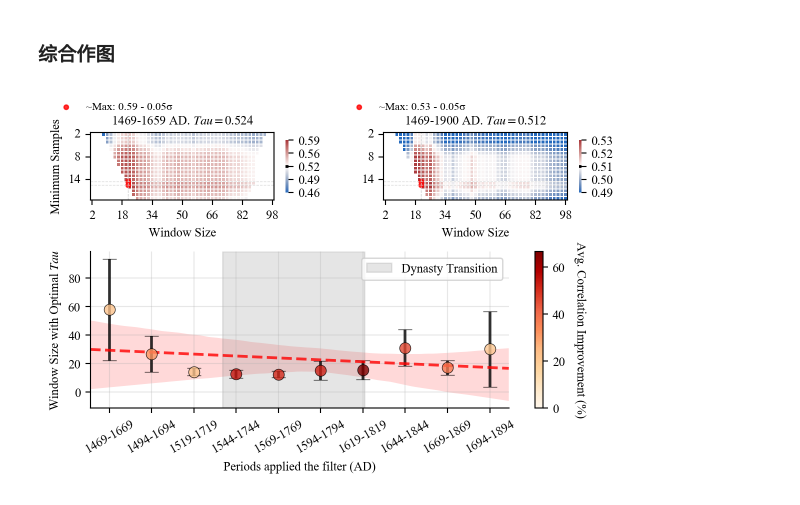
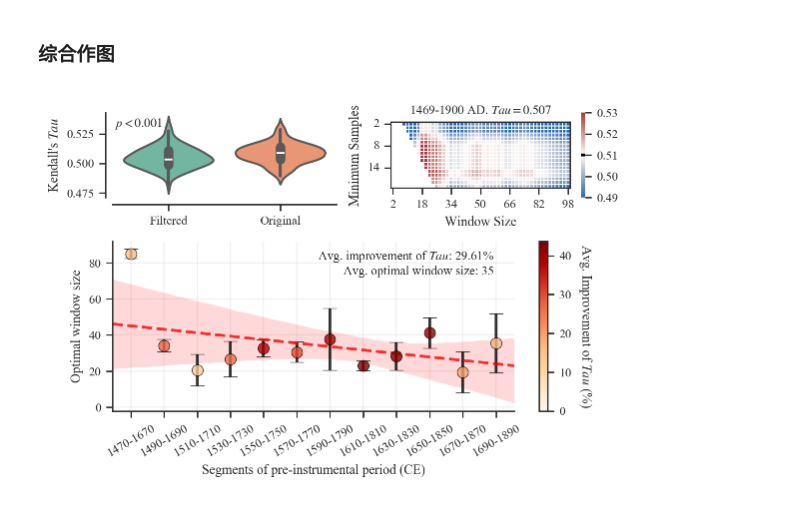
Before and after one commit to SongshGeo/shifting_baseline, a Jupyter notebook: reports/history.ipynb, the cells around one changed output. Cells and saved outputs as stored; diff of their text form; code cells hidden in the pictures.

```diff
--- a/reports/history.ipynb
+++ b/reports/history.ipynb
@@ -25,8 +25,10 @@ import matplotlib.pyplot as plt
 
 from shifting_baseline.data import HistoricalRecords
 from mksci_font import config_font
-from shifting_baseline.constants import LABELS, STAGES_BINS
 
+# 设置seaborn风格
+sns.set_style("ticks")
+sns.set_context("paper")
 config_font({"font.size": 9})
 
 # The commented out code is creating an instance of the `HistoricalRecords` class from the `shifting_baseline.api.series` module. It is passing the `shp_path` and `data_path` parameters to the constructor of `HistoricalRecords` class using values from `cfg.ds.atlas.shp` and `cfg.ds.atlas.file` respectively.
@@ -34,7 +36,7 @@ history = HistoricalRecords(
     shp_path=cfg.ds.atlas.shp,
     data_path=cfg.ds.atlas.file,
     symmetrical_level=True,
-    to_std=cfg.to_std,
+    to_std="sampling",
 )
 # %% [markdown]
 # 对比重建数据和历史数据
@@ -162,55 +237,66 @@ plt.show();
 # %%
 fig = plt.figure(figsize=(6, 4), constrained_layout=False)  # 增加高度
 
-gs = fig.add_gridspec(ncols=2, nrows=2, height_ratios=[1, 1.2])
-ax1 = fig.add_subplot(gs[0, 0])
-ax2 = fig.add_subplot(gs[0, 1])
+gs = fig.add_gridspec(ncols=2, nrows=2, height_ratios=[1, 2])
+ax1 = fig.add_subplot(gs[0, 1])
+
+df, r_benchmark, ax1 = experiment_corr_2d(
+    data1=data1,
+    data2=data2,
+    time_slice=slice_now,
+    corr_method=cfg.corr_method,
+    filter_func=calc_std_deviation,
+    filter_side=cfg.filter_side,
+    ax=ax1,
+    n_diff_w=5,
+    std_offset=0,
+)
+ax1.set_title(
+    f"{slice_now.start}-{slice_now.stop} AD. $Tau={r_benchmark:.3f}$",
+    fontsize=9,
+)
+ax1.locator_params(axis="x", nbins=9)  # x轴最多9个主刻度
+ax1.locator_params(axis="y", nbins=4)  # y轴最多9个主刻度
+ax1.tick_params(axis="both", rotation=0)
+
+
+# 绘制箱线图
+ax2 = fig.add_subplot(gs[0, 0])
+sns.violinplot(data=ds, ax=ax2, palette="Set2", linewidth=1.5)
+sns.despine(ax=ax2, offset=5)
+ax2.set_ylabel("Kendall's $Tau$")
+ax2.text(0.01, 0.95, "$p<0.001$", ha="left", va="top", transform=ax2.transAxes)
+#### ================================================
 ax3 = fig.add_subplot(gs[1, :])
 
-# 四次对比实验
-for i, slice_now in enumerate([slice1, slice2]):
-    ax = [ax1, ax2][i]
-    df, r_benchmark, ax = experiment_corr_2d(
-        data1=data1,
-        data2=data2,
-        time_slice=slice_now,
-        corr_method=cfg.corr_method,
-        filter_func=calc_std_deviation,
-        filter_side=cfg.filter_side,
-        ax=ax,
-        penalty=False,
-        n_diff_w=5,
-        std_offset=0.05,
-    )
-    ax.set_title(
-        f"{slice_now.start}-{slice_now.stop} AD. $Tau={r_benchmark:.3f}$",
-        fontsize=9,
-    )
-    ax.locator_params(axis="x", nbins=9)  # x轴最多9个主刻度
-    ax.locator_params(axis="y", nbins=4)  # x轴最多9个主刻度
-    ax.tick_params(axis="both", rotation=0)
-
-
 # 绘制不同历史时期的窗口图
-# 使用函数
-# 使用函数
 ax3 = plot_correlation_windows(
     max_corr_year,
     max_corr,
     mid_year,
     slice_labels,
     ax=ax3,
 )
 lims = ax3.get_xlim()
-ax3.axvspan(1636, 1720, color="gray", alpha=0.2, label="Dynasty Transition")
+# ax3.axvspan(1636, 1720, color="gray", alpha=0.2, label="Dynasty Transition")
+
+
+mean_improvement = np.stack(max_corr).mean()
+best_year = np.stack(max_corr_year).mean()
+ax3.text(
+    0.95,
+    0.95,
+    f"Avg. improvement of $Tau$: {mean_improvement:.2%}\nAvg. optimal window size: {best_year:.0f}",
+    ha="right",
+    va="top",
+    transform=ax3.transAxes,
+)
 ax3.set_xlim(lims)
-ax3.legend()
 ax3.spines["top"].set_visible(False)
 ax3.spines["right"].set_visible(False)
-ax3.legend()
-
-ax2.set_ylabel("")
+ax3.set_xlabel("Segments of pre-instrumental period (CE)")
+ax3.set_ylabel("Optimal window size")
 plt.tight_layout()
 plt.show();
 # %% [output]
-[figure, old version]
+[figure, new version]
```
Also changed, not shown: parts of 6 cells of this notebook, 5 other files.
